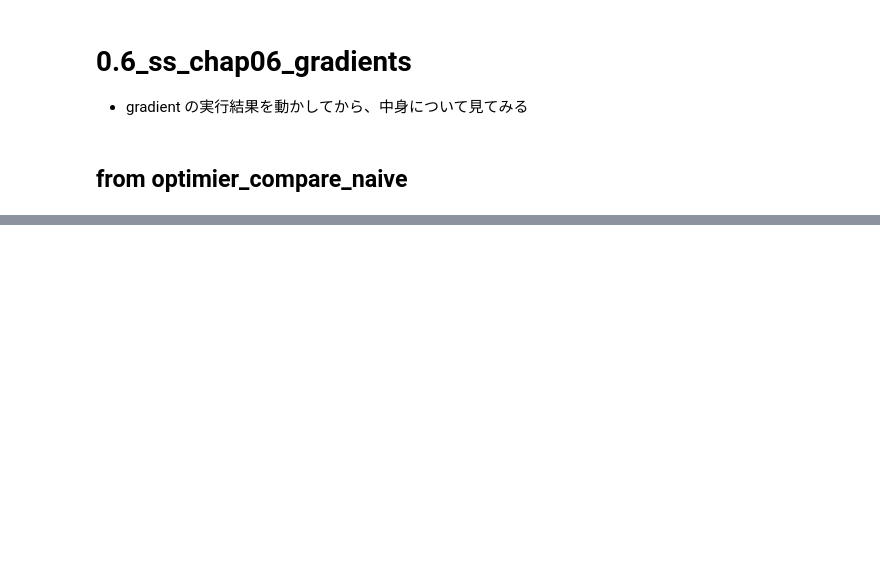
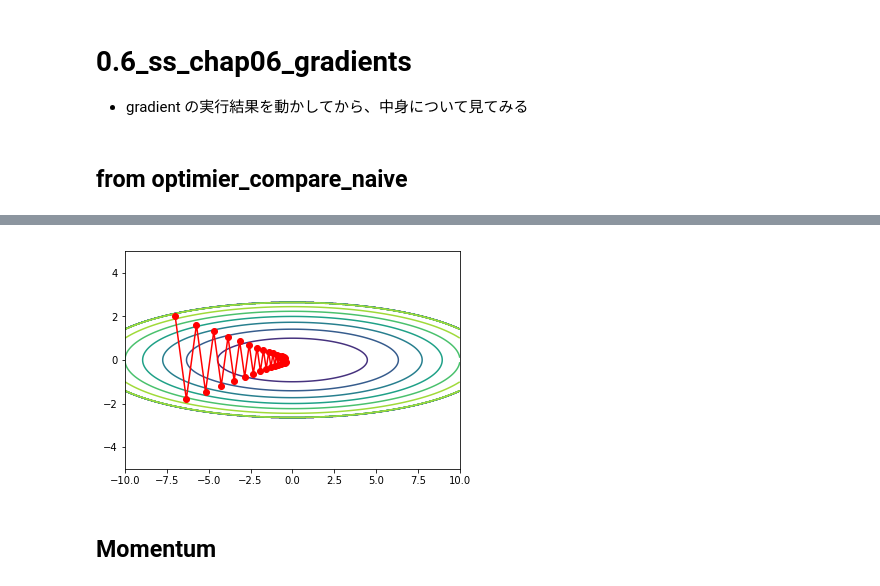
Before and after one commit to banbiossa/deep-learning-from-scrach, a Jupyter notebook: notebooks/0.6_ss_chap6_gradients.ipynb, the cells around one changed output, grey strips where cells are left out. Saved outputs shown, nothing was run; the diff lists cells and outputs as text; code cells hidden in the pictures; blank space fills up the shorter version.

```diff
--- a/notebooks/0.6_ss_chap6_gradients.ipynb
+++ b/notebooks/0.6_ss_chap6_gradients.ipynb
@@ -26,0 +131,2 @@ logger = logging.getLogger()
+# %%
+grad = numerical_gradient(bowl, init_pos)
@@ -26,0 +138,4 @@ logger = logging.getLogger()
+# %%
+grads = {}
+grads['x'] = grad[0]
+grads['y'] = grad[1]
@@ -26,0 +185,23 @@ logger = logging.getLogger()
+# %%
+def plot_history(x_history, y_history):
+        ''' Function to plot results
+        '''
+        x = np.arange(-10, 10, 0.01)
+        y = np.arange(-5, 5, 0.01)
+
+        X, Y = np.meshgrid(x, y)
+        Z = f(X, Y)
+
+        # for simple contour line
+        mask = Z > 7
+        Z[mask] = 0
+
+        plt.contour(X, Y, Z)
+
+        plt.plot(x_history, y_history, 'o-', color="red")
+# %%
+plot_history(*update_grads(bowl, SGD(lr=0.95)))
+# %% [output]
+[figure, added]
+# %% [markdown]
+## Momentum
```
Also changed, not shown: parts of 32 cells of this notebook, 3 other files.
